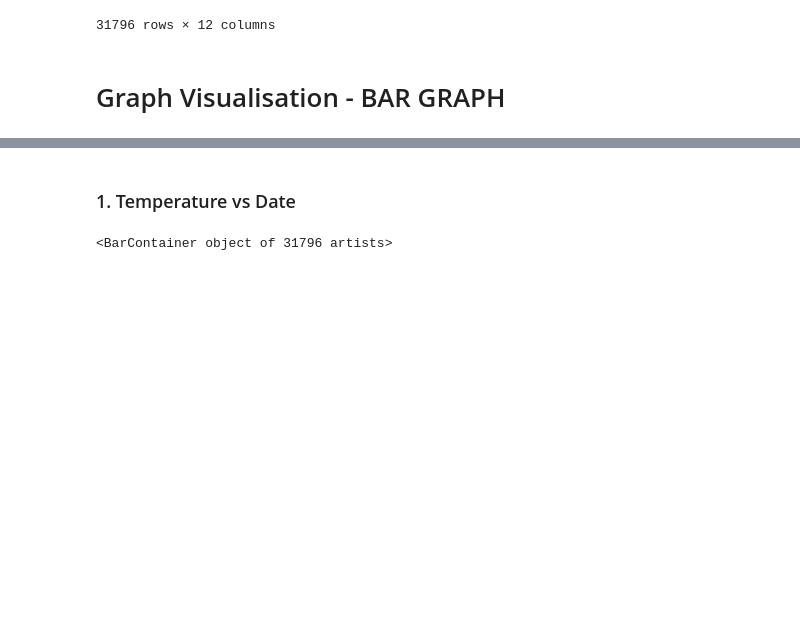
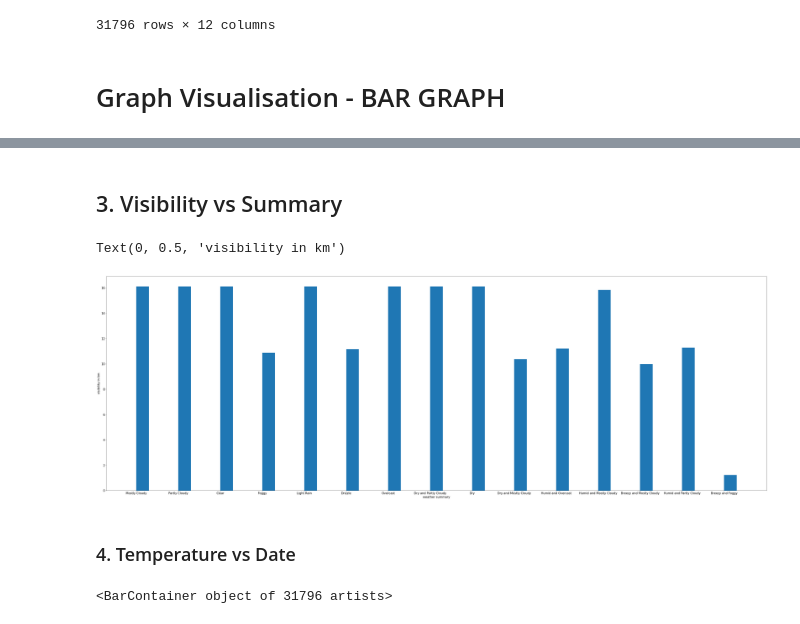
Before and after one commit to Sanjiv01/SDS-project, a Jupyter notebook: Weather linear reg.ipynb, the cells around one changed output, grey strips where cells are left out. Saved outputs shown, nothing was run; the diff lists cells and outputs as text; code cells hidden in the pictures; blank space fills up the shorter version.

```diff
--- a/Weather linear reg.ipynb
+++ b/Weather linear reg.ipynb
@@ -254,0 +265,10 @@ df
+# %% [markdown]
+## 3. Visibility vs Summary
+# %%
+plt.rcParams['figure.figsize'] = (60,20)
+plt.bar(x=df['Summary'], height=df['Visibility (km)'], align='edge', width=0.3)
+plt.xlabel('weather summary')
+plt.ylabel('visibility in km')
+# %% [output]
+Text(0, 0.5, 'visibility in km')
+[figure, added]
@@ -255,5 +284,5 @@ df
 # %% [markdown]
-### 1. Temperature vs Date
+### 4. Temperature vs Date
 # %%
 plt.bar(x=df['Formatted Date'], height=df['Temperature (C)'])
 # %% [output]
```
Also changed, not shown: parts of 16 cells of this notebook.
